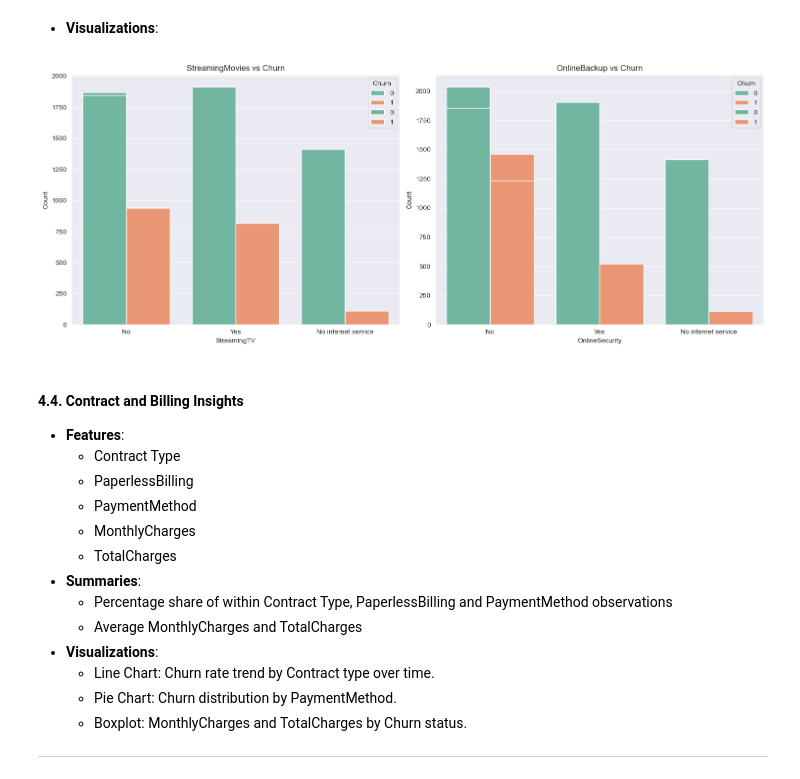
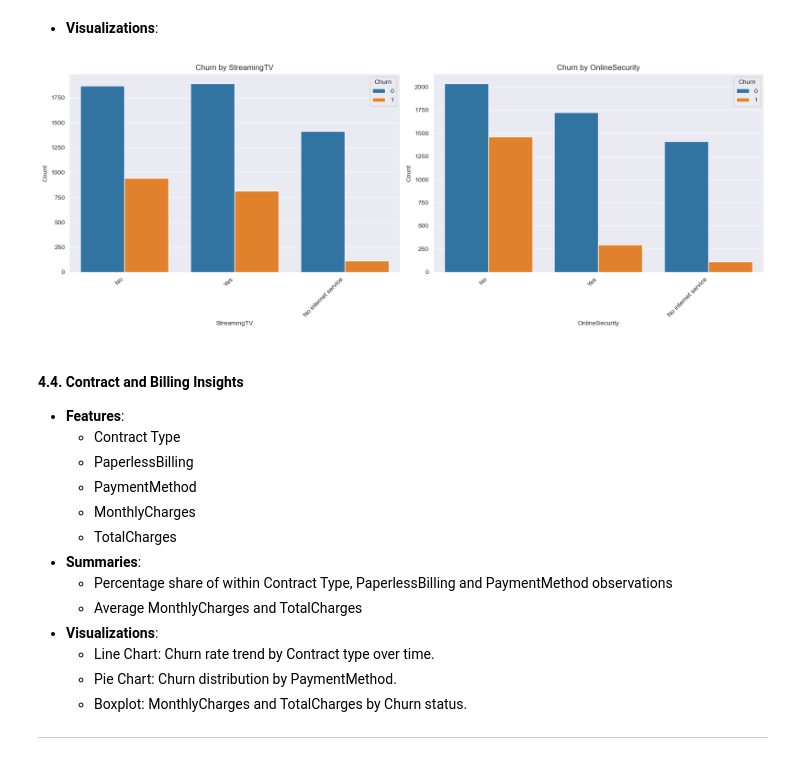
Before and after one commit to makina0928/Data-Science-Project, a Jupyter notebook: notebooks/EDA_Notebook.ipynb, the cells around one changed output. Saved outputs shown, nothing was run; the diff lists cells and outputs as text; code cells hidden in the pictures.

```diff
--- a/notebooks/EDA_Notebook.ipynb
+++ b/notebooks/EDA_Notebook.ipynb
@@ -633,32 +581,28 @@ plt.show()
 # Bar chart: InternetService, StreamingTV, StreamingMovies, OnlineSecurity and OnlineBackup distribution.
 # %%
 # Stacked Bar Chart: Churn rate by InternetService, StreamingTV, StreamingMovies, OnlineSecurity and OnlineBackup.
-# %%
-# Side-by-side Bars: Churn comparison of StreamingTV vs. StreamingMovies , OnlineSecurity vs. OnlineBackup.
-
-# Helper function to plot side-by-side bars
-def plot_side_by_side_bars(data, feature1, feature2, ax):
-    sns.countplot(x=feature1, hue='Churn', data=data, ax=ax, palette='Set2')
-    ax.set_title(f'{feature1} vs Churn')
-    ax.set_ylabel('Count')
-
-    sns.countplot(x=feature2, hue='Churn', data=data, ax=ax, palette='Set2')
-    ax.set_title(f'{feature2} vs Churn')
-    ax.set_ylabel('Count')
-
-# Create the figure and subplots
-fig, axes = plt.subplots(1, 2, figsize=(15, 6))  # 1 row, 2 columns
-sns.set_style("darkgrid")
-
-# Plot side-by-side bars for the two feature comparisons
-plot_side_by_side_bars(df, 'StreamingTV', 'StreamingMovies', axes[0])
-plot_side_by_side_bars(df, 'OnlineSecurity', 'OnlineBackup', axes[1])
-
-# Adjust layout
-plt.tight_layout()
-plt.show()
-# %% [output]
-[figure, removed]
+# %%
+# Side-by-side Bars: Churn comparison of StreamingTV vs. StreamingMovies , OnlineSecurity vs. OnlineBackup.
+
+# Create the figure and subplots
+fig, axes = plt.subplots(1, 2, figsize=(16, 6))  # 1 row, 2 columns
+
+# Flatten axes for single index access
+axes = axes.flatten()
+
+# Specify the columns for plotting
+columns = ['StreamingTV', 'OnlineSecurity']
+target_column = 'Churn'  # The target column can be set dynamically
+
+# Plot side-by-side bar charts for each column
+for i, column in enumerate(columns):
+    count_bar_plot_with_legend(df, column, target_column, axes[i])
+
+# Adjust layout
+plt.tight_layout()
+plt.show()
+# %% [output]
+[figure, added]
 # %% [markdown]
 #### **4.4. Contract and Billing Insights**
    - **Features**:
```
Also changed, not shown: parts of 14 cells of this notebook, 1 other file.
